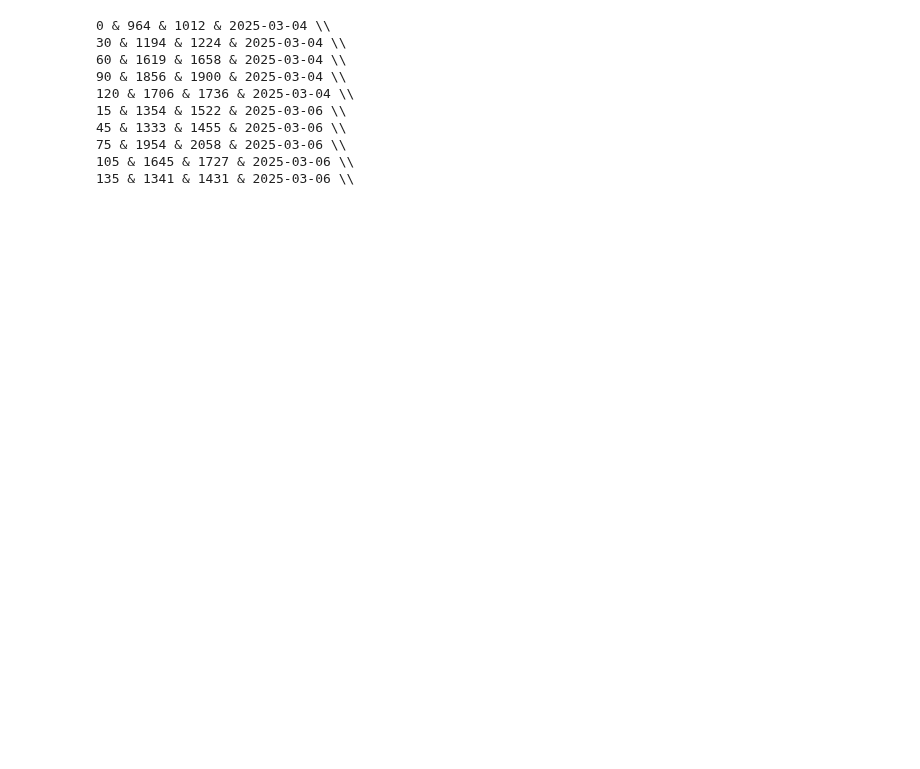
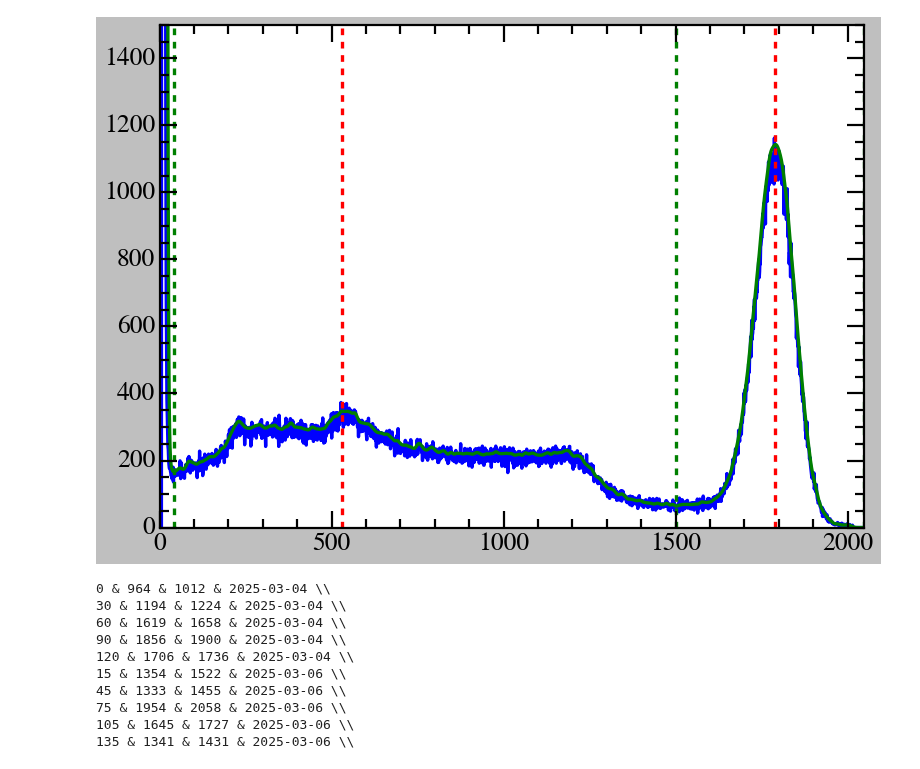
Before and after one commit to vinh-qtran/mit-jlab-sp25, a Jupyter notebook: compton/analysis.ipynb, the cells around one changed output. Saved outputs shown, nothing was run; the diff lists cells and outputs as text; code cells hidden in the pictures; blank space fills up the shorter version.

Commit message:
Add compton attenuation analysis

```diff
--- a/compton/analysis.ipynb
+++ b/compton/analysis.ipynb
@@ -148,8 +181,8 @@ plt.show()
 # %%
-if False:
+if True:
     DataReader = utils.MCAData()
 
-    bins, counts, _, _ = DataReader._read_data('data/2025-03-04/scatter_30_0304.Spe')
+    bins, counts, _, _ = DataReader._read_data('data/2025-03-11/attenuation_0_0311.Spe')
     count_normalizing_factor = np.sum(counts) * (bins[1] - bins[0])
     kde_bins, kdes, kdes_err = DataReader._kde_smooth_data(bins, counts, bw=5)
     peaks_idx, valleys_idx = DataReader._find_peaks_and_valleys(kde_bins, kdes, kdes_err)
@@ -165,42 +198,44 @@ if False:
                                                             threshold=approx_peak_kde/3,threshold_ratio=1,
                                                             outward=False)
 
-    compton = utils.MCACompton(data_base='30_0304.Spe',data_dir='data/2025-03-04/',)
+    # compton = utils.MCACompton(data_base='30_0304.Spe',data_dir='data/2025-03-04/',)
 
-    peak_mu_count, peak_mu_count_err, peak_sigma_count, peak_sigma_count_err, \
-    peak_mu_energy, peak_mu_energy_err, peak_sigma_energy, peak_sigma_count_err, \
-    peak_fwhm_rate, peak_fwhm_rate_err, fitting_bins, fitted_counts, peak_mu_bin_deviation = compton._peak_analysis('scatter')
-    print(peak_mu_count, peak_mu_count_err, peak_sigma_count, peak_sigma_count_err)
+    # peak_mu_count, peak_mu_count_err, peak_sigma_count, peak_sigma_count_err, \
+    # peak_mu_energy, peak_mu_energy_err, peak_sigma_energy, peak_sigma_count_err, \
+    # peak_fwhm_rate, peak_fwhm_rate_err, fitting_bins, fitted_counts, peak_mu_bin_deviation = compton._peak_analysis('scatter')
+    # print(peak_mu_count, peak_mu_count_err, peak_sigma_count, peak_sigma_count_err)
 # %%
-if False:
+if True:
     fig, ax = plt.subplots(figsize=(10, 7))
 
     ax.plot(bins, counts)
     ax.plot(kde_bins, kdes*count_normalizing_factor)
     # ax.errorbar(kde_bins, kde, yerr=kde_err,
     #             fmt=' s',markersize=1,elinewidth=2,capsize=5)
 
     for peak_idx in peaks_idx:
         ax.axvline(kde_bins[peak_idx], color='r', linestyle='--')
     for valley_idx in valleys_idx:
         ax.axvline(kde_bins[valley_idx], color='g', linestyle='--')
 
     # ax.axvline(kde_bins[lower_idx], color='b', linestyle='--')
     # ax.axvline(kde_bins[upper_idx], color='b', linestyle='--')
 
-    ax.plot(fitting_bins, fitted_counts, color='r')
+    # ax.plot(fitting_bins, fitted_counts, color='r')
 
     # for fitting_bins, gaussian_counts in zip(calibration.ba_133_fitting_bins+[calibration.cs_137_fitting_bins],
     #                                          calibration.ba_133_fitted_counts+[calibration.cs_137_fitted_counts]):
     #     if fitting_bins is not None:
     #         ax.plot(fitting_bins, gaussian_counts/count_normalizing_factor, color='r')
 
     ax.set_xscale('linear')
     # ax.set_yscale('log')
 
     ax.set_xlim(0, 2048)
-    ax.set_ylim(0, 50)
+    ax.set_ylim(0, 1500)
 
     plt.tight_layout()
     plt.show()
+# %% [output]
+[figure, added]
 # %%
```
Also changed, not shown: parts of 15 cells of this notebook, 10 other files.
